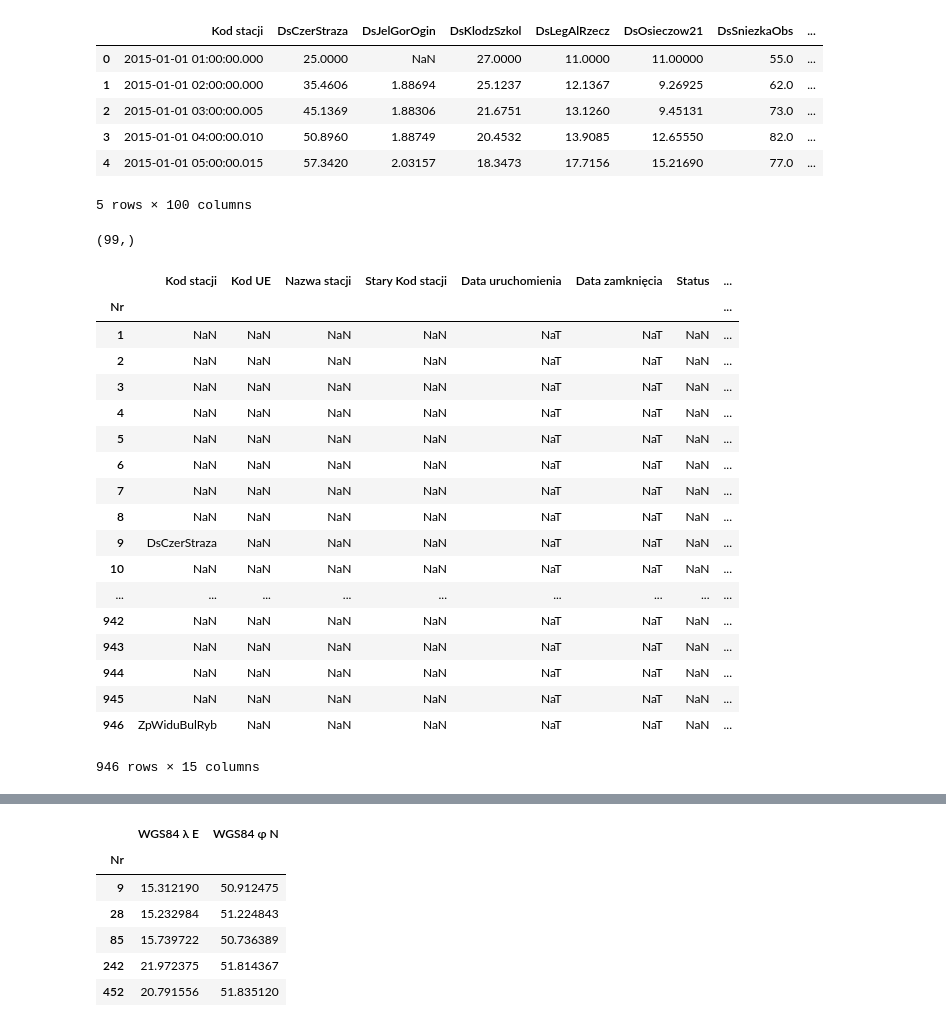
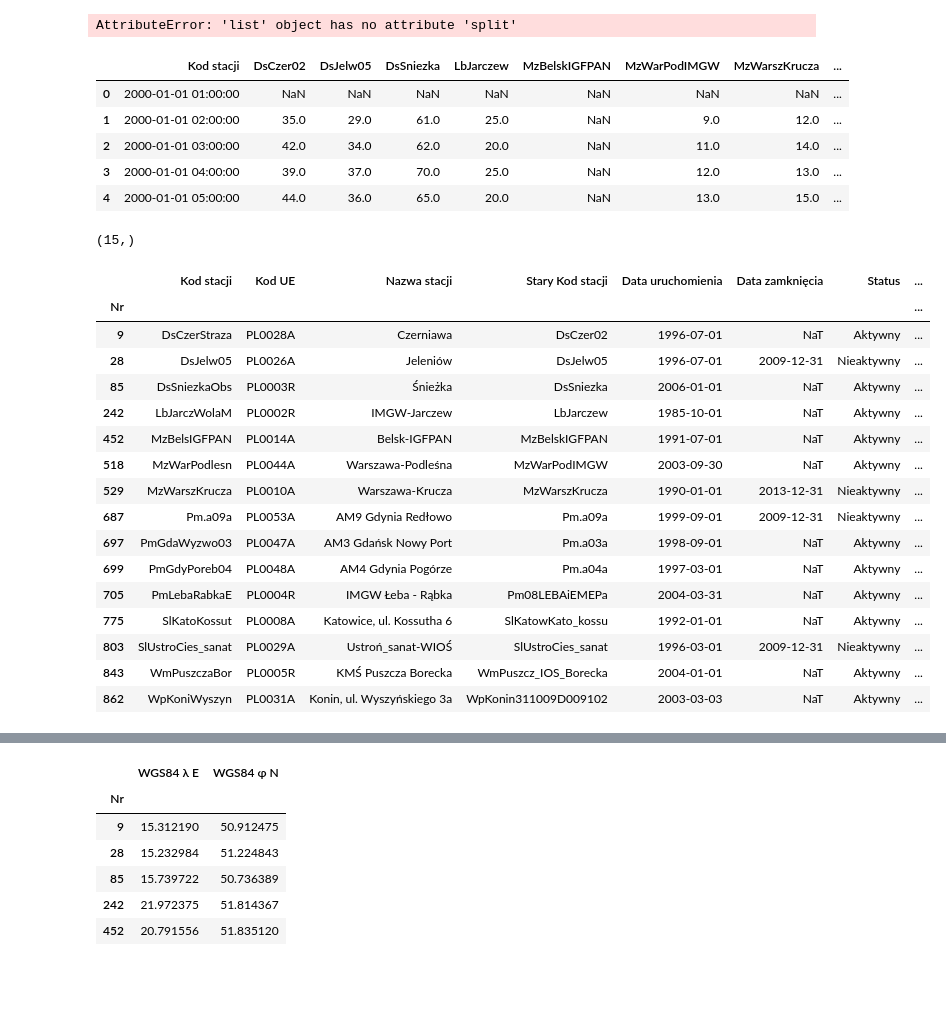
Before and after one commit to QuantumDamage/AQIP, a Jupyter notebook: workspace/EDA.ipynb, the cells around one changed output, grey strips where cells are left out. Saved outputs shown, nothing was run; the diff lists cells and outputs as text; code cells hidden in the pictures; blank space fills up the shorter version.

```diff
--- a/workspace/EDA.ipynb
+++ b/workspace/EDA.ipynb
@@ -5,17 +11,20 @@ import pandas as pd
+# %%
+filenames.split("_")
+# %% [output]
+AttributeError: 'list' object has no attribute 'split'
 # %%
-dane = pd.read_excel("../input/2015_O3_1g.xlsx", skiprows=[1,2])
+dane = pd.read_excel("../input/2000_O3_1g.xlsx", skiprows=[1,2])
 # %%
 stacje = pd.read_excel("../input/Metadane_wer20160914.xlsx")
 # %%
 dane.head()
 # %% [output]
-|  | Kod stacji | DsCzerStraza | DsJelGorOgin | DsKlodzSzkol | DsLegAlRzecz | DsOsieczow21 | DsSniezkaObs | ... |
-| 0 | 2015-01-01 01:00:00.000 | 25.0000 | NaN | 27.0000 | 11.0000 | 11.00000 | 55.0 | ... |
-| 1 | 2015-01-01 02:00:00.000 | 35.4606 | 1.88694 | 25.1237 | 12.1367 | 9.26925 | 62.0 | ... |
-| 2 | 2015-01-01 03:00:00.005 | 45.1369 | 1.88306 | 21.6751 | 13.1260 | 9.45131 | 73.0 | ... |
-| 3 | 2015-01-01 04:00:00.010 | 50.8960 | 1.88749 | 20.4532 | 13.9085 | 12.65550 | 82.0 | ... |
-| 4 | 2015-01-01 05:00:00.015 | 57.3420 | 2.03157 | 18.3473 | 17.7156 | 15.21690 | 77.0 | ... |
+|  | Kod stacji | DsCzer02 | DsJelw05 | DsSniezka | LbJarczew | MzBelskIGFPAN | MzWarPodIMGW | MzWarszKrucza | ... |
+| 0 | 2000-01-01 01:00:00 | NaN | NaN | NaN | NaN | NaN | NaN | NaN | ... |
+| 1 | 2000-01-01 02:00:00 | 35.0 | 29.0 | 61.0 | 25.0 | NaN | 9.0 | 12.0 | ... |
+| 2 | 2000-01-01 03:00:00 | 42.0 | 34.0 | 62.0 | 20.0 | NaN | 11.0 | 14.0 | ... |
+| 3 | 2000-01-01 04:00:00 | 39.0 | 37.0 | 70.0 | 25.0 | NaN | 12.0 | 13.0 | ... |
+| 4 | 2000-01-01 05:00:00 | 44.0 | 36.0 | 65.0 | 20.0 | NaN | 13.0 | 15.0 | ... |
-5 rows × 100 columns
 # %%
 dane = dane.rename(columns={"Kod stacji":"Godzina"})
 # %%
@@ -25,31 +34,29 @@ dane = dane.set_index("Godzina")
 # %%
 dane.columns.shape
 # %% [output]
-(99,)
+(15,)
 # %%
 nazywStacji = set(dane.columns.values)
 # %%
 stacje = stacje.set_index("Nr")
 # %%
-stacje[(stacje[["Stary Kod stacji", "Kod stacji"]]).isin(nazywStacji)]
+stacje[(stacje["Stary Kod stacji"]).isin(nazywStacji) | (stacje["Kod stacji"]).isin(nazywStacji)]
 # %% [output]
 |  | Kod stacji | Kod UE | Nazwa stacji | Stary Kod stacji | Data uruchomienia | Data zamknięcia | Status | ... |
 | Nr |  |  |  |  |  |  |  | ... |
-| 1 | NaN | NaN | NaN | NaN | NaT | NaT | NaN | ... |
-| 2 | NaN | NaN | NaN | NaN | NaT | NaT | NaN | ... |
-| 3 | NaN | NaN | NaN | NaN | NaT | NaT | NaN | ... |
-| 4 | NaN | NaN | NaN | NaN | NaT | NaT | NaN | ... |
-| 5 | NaN | NaN | NaN | NaN | NaT | NaT | NaN | ... |
-| 6 | NaN | NaN | NaN | NaN | NaT | NaT | NaN | ... |
-| 7 | NaN | NaN | NaN | NaN | NaT | NaT | NaN | ... |
-| 8 | NaN | NaN | NaN | NaN | NaT | NaT | NaN | ... |
-| 9 | DsCzerStraza | NaN | NaN | NaN | NaT | NaT | NaN | ... |
-| 10 | NaN | NaN | NaN | NaN | NaT | NaT | NaN | ... |
-| ... | ... | ... | ... | ... | ... | ... | ... | ... |
-| 942 | NaN | NaN | NaN | NaN | NaT | NaT | NaN | ... |
-| 943 | NaN | NaN | NaN | NaN | NaT | NaT | NaN | ... |
-| 944 | NaN | NaN | NaN | NaN | NaT | NaT | NaN | ... |
-| 945 | NaN | NaN | NaN | NaN | NaT | NaT | NaN | ... |
-| 946 | ZpWiduBulRyb | NaN | NaN | NaN | NaT | NaT | NaN | ... |
+| 9 | DsCzerStraza | PL0028A | Czerniawa | DsCzer02 | 1996-07-01 | NaT | Aktywny | ... |
+| 28 | DsJelw05 | PL0026A | Jeleniów | DsJelw05 | 1996-07-01 | 2009-12-31 | Nieaktywny | ... |
+| 85 | DsSniezkaObs | PL0003R | Śnieżka | DsSniezka | 2006-01-01 | NaT | Aktywny | ... |
+| 242 | LbJarczWolaM | PL0002R | IMGW-Jarczew | LbJarczew | 1985-10-01 | NaT | Aktywny | ... |
+| 452 | MzBelsIGFPAN | PL0014A | Belsk-IGFPAN | MzBelskIGFPAN | 1991-07-01 | NaT | Aktywny | ... |
+| 518 | MzWarPodlesn | PL0044A | Warszawa-Podleśna | MzWarPodIMGW | 2003-09-30 | NaT | Aktywny | ... |
+| 529 | MzWarszKrucza | PL0010A | Warszawa-Krucza | MzWarszKrucza | 1990-01-01 | 2013-12-31 | Nieaktywny | ... |
+| 687 | Pm.a09a | PL0053A | AM9 Gdynia Redłowo | Pm.a09a | 1999-09-01 | 2009-12-31 | Nieaktywny | ... |
+| 697 | PmGdaWyzwo03 | PL0047A | AM3 Gdańsk Nowy Port | Pm.a03a | 1998-09-01 | NaT | Aktywny | ... |
+| 699 | PmGdyPoreb04 | PL0048A | AM4 Gdynia Pogórze | Pm.a04a | 1997-03-01 | NaT | Aktywny | ... |
+| 705 | PmLebaRabkaE | PL0004R | IMGW Łeba - Rąbka | Pm08LEBAiEMEPa | 2004-03-31 | NaT | Aktywny | ... |
+| 775 | SlKatoKossut | PL0008A | Katowice, ul. Kossutha 6 | SlKatowKato_kossu | 1992-01-01 | NaT | Aktywny | ... |
+| 803 | SlUstroCies_sanat | PL0029A | Ustroń_sanat-WIOŚ | SlUstroCies_sanat | 1996-03-01 | 2009-12-31 | Nieaktywny | ... |
+| 843 | WmPuszczaBor | PL0005R | KMŚ Puszcza Borecka | WmPuszcz_IOS_Borecka | 2004-01-01 | NaT | Aktywny | ... |
+| 862 | WpKoniWyszyn | PL0031A | Konin, ul. Wyszyńskiego 3a | WpKonin311009D009102 | 2003-03-03 | NaT | Aktywny | ... |
-946 rows × 15 columns
 # %%
```
Also changed, not shown: parts of 20 cells of this notebook.
